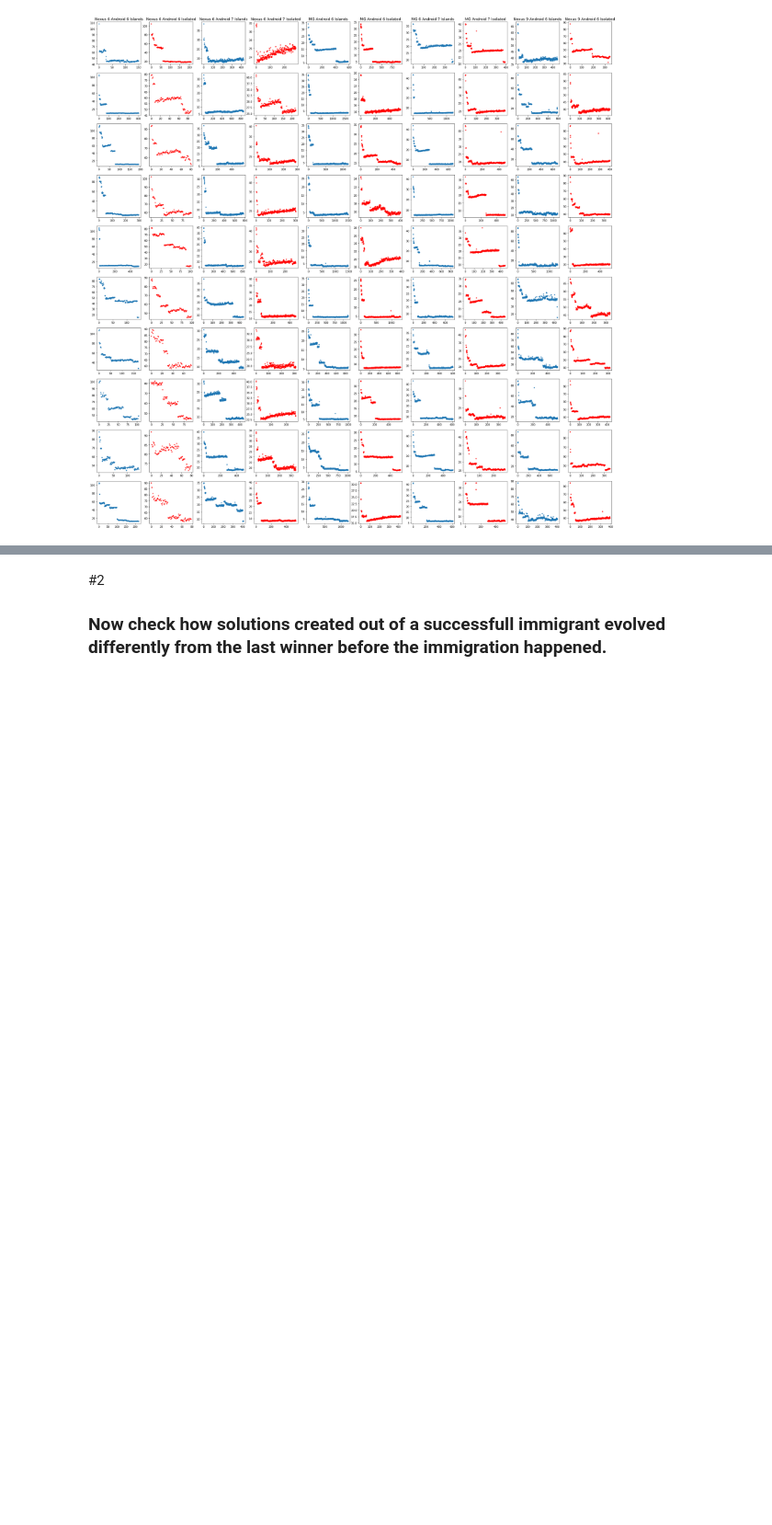
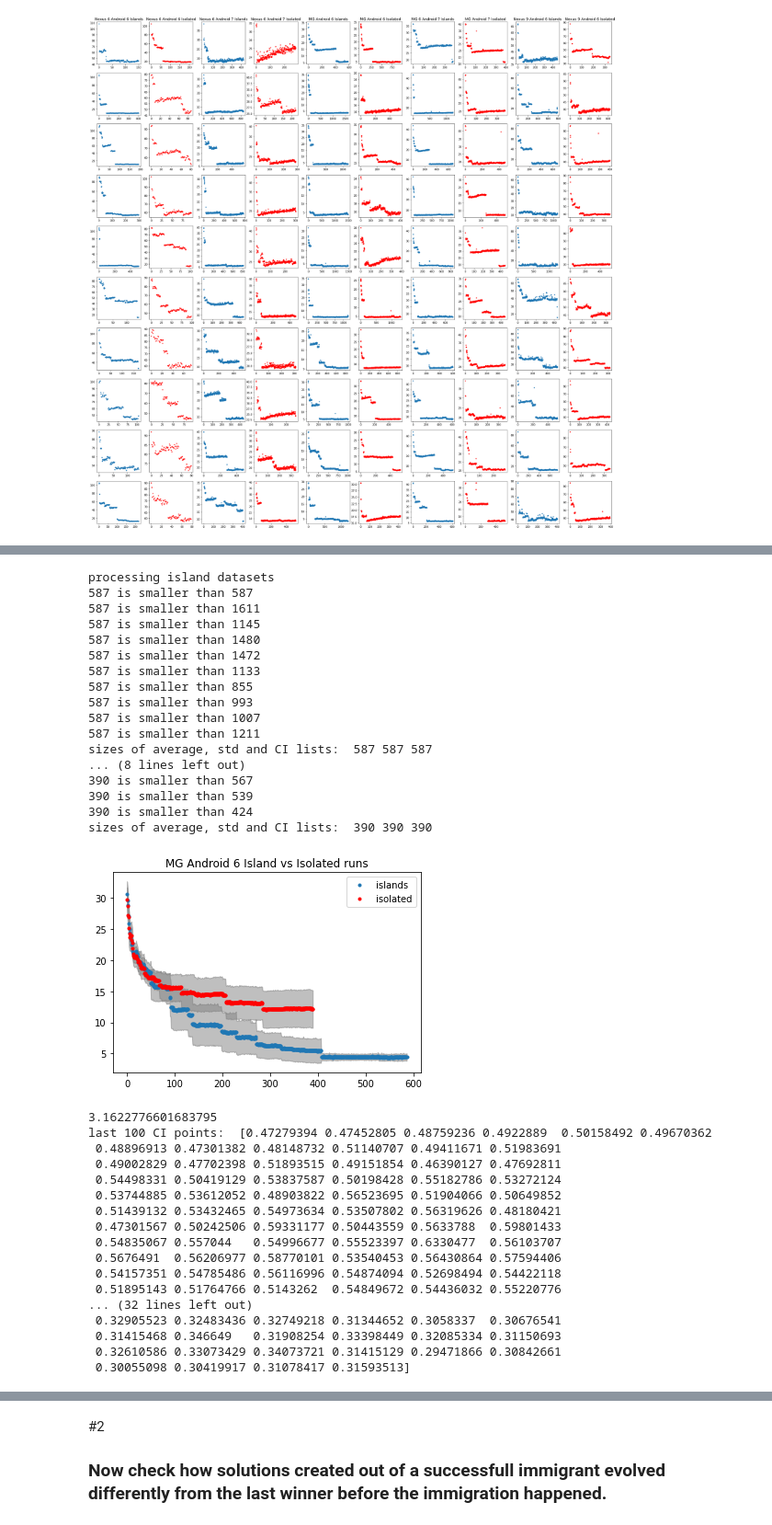
Before and after one commit to mahmoud-bokhari/distributed_GI, a Jupyter notebook: analysis.ipynb, the cells around one changed output, grey strips where cells are left out. Shown at 92% size. Drawn from its saved outputs; the diff is of its cells as text; code cells hidden in the pictures; blank space fills up the shorter version.

```diff
--- a/analysis.ipynb
+++ b/analysis.ipynb
@@ -330,3 +384,46 @@ processing isolated datasets
+# %%
+# inspecting MGA6 islands
+device_island_joules_mean, device_island_joules_std, device_island_joules_ci = plot_confidence_interval(MGA6_island_winners, MGA6_isolated_winners, 'MG Android 6')
+print(np.sqrt(10))
+print('last 100 CI points: ',device_island_joules_ci[-100:])
+print('last 100 std points: ',device_island_joules_mean[-100:])
+print('last 100 mean points: ',device_island_joules_std[-100:])
+# %% [output]
+processing island datasets
+587 is smaller than 587
+587 is smaller than 1611
+587 is smaller than 1145
+587 is smaller than 1480
+587 is smaller than 1472
+587 is smaller than 1133
+587 is smaller than 855
+587 is smaller than 993
+587 is smaller than 1007
+587 is smaller than 1211
+sizes of average, std and CI lists:  587 587 587
+... (8 lines left out)
+390 is smaller than 567
+390 is smaller than 539
+390 is smaller than 424
+sizes of average, std and CI lists:  390 390 390
+[figure, added]
+3.1622776601683795
+last 100 CI points:  [0.47279394 0.47452805 0.48759236 0.4922889  0.50158492 0.49670362
+ 0.48896913 0.47301382 0.48148732 0.51140707 0.49411671 0.51983691
+ 0.49002829 0.47702398 0.51893515 0.49151854 0.46390127 0.47692811
+ 0.54498331 0.50419129 0.53837587 0.50198428 0.55182786 0.53272124
+ 0.53744885 0.53612052 0.48903822 0.56523695 0.51904066 0.50649852
+ 0.51439132 0.53432465 0.54973634 0.53507802 0.56319626 0.48180421
+ 0.47301567 0.50242506 0.59331177 0.50443559 0.5633788  0.59801433
+ 0.54835067 0.557044   0.54996677 0.55523397 0.6330477  0.56103707
+ 0.5676491  0.56206977 0.58770101 0.53540453 0.56430864 0.57594406
+ 0.54157351 0.54785486 0.56116996 0.54874094 0.52698494 0.54422118
+ 0.51895143 0.51764766 0.5143262  0.54849672 0.54436032 0.55220776
+... (32 lines left out)
+ 0.32905523 0.32483436 0.32749218 0.31344652 0.3058337  0.30676541
+ 0.31415468 0.346649   0.31908254 0.33398449 0.32085334 0.31150693
+ 0.32610586 0.33073429 0.34073721 0.31415129 0.29471866 0.30842661
+ 0.30055098 0.30419917 0.31078417 0.31593513]
 # %%
 # Extract immigrants, then store them without repetions (unique)
 
```
Also changed, not shown: parts of 13 cells of this notebook.
